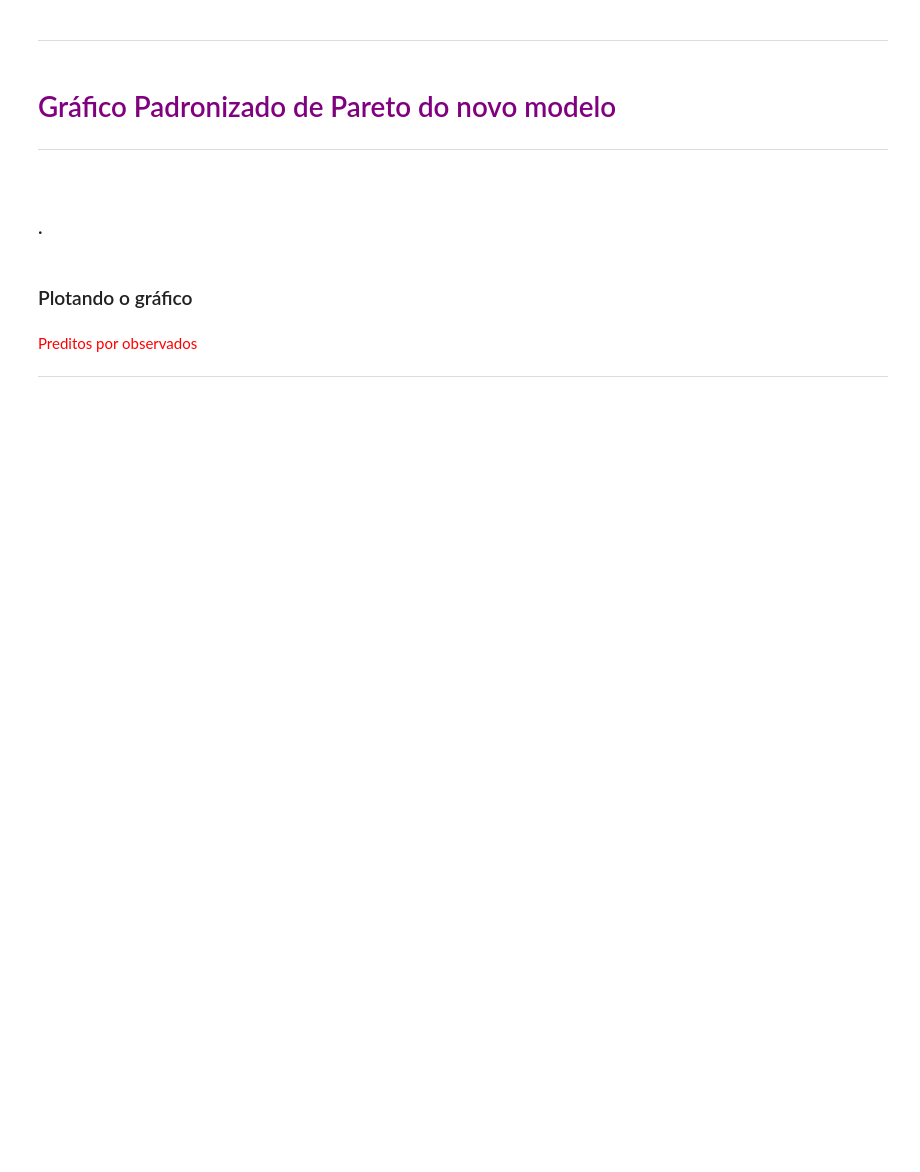
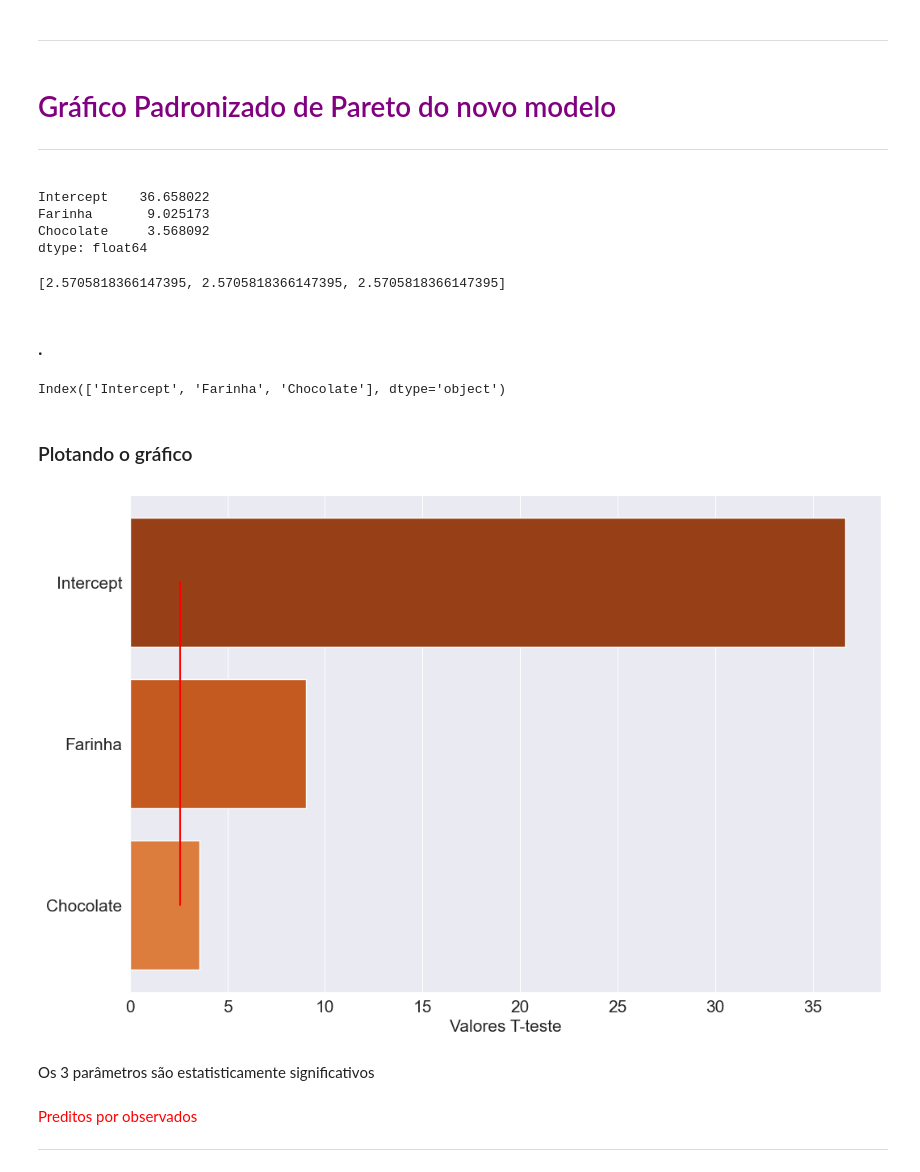
Before and after one commit to ciqueti/Analise_Experimentos, a Jupyter notebook: Planejamento_experimentos_aula.ipynb, the cells around one changed output. Cells and saved outputs as stored; diff of their text form; code cells hidden in the pictures; blank space fills up the shorter version.

```diff
--- a/Planejamento_experimentos_aula.ipynb
+++ b/Planejamento_experimentos_aula.ipynb
@@ -446,3 +446,7 @@ Novamente, agora pelo valor do teste t, temos que a interação da farinha com c
 
 
 <hr>
+# %%
+modelo_2 = smf.ols(data=experimentos, formula='Porcoes ~ Farinha + Chocolate')
+# %%
+modelo_2_adaptado = modelo_2.fit()
@@ -455,10 +479,38 @@ Novamente, agora pelo valor do teste t, temos que a interação da farinha com c
 <p style='margin: 30px 30px;'>
 
 <hr style = 'border: 1px solid purple;'>
+# %%
+t_valores = modelo_2_adaptado.tvalues
+t_valores
+# %% [output]
+Intercept    36.658022
+Farinha       9.025173
+Chocolate     3.568092
+dtype: float64
+# %%
+t_limite = t.ppf(q=1-0.025, df=5)
+t_limite = [t_limite for i in range(0,3)]
+t_limite
+# %% [output]
+[2.5705818366147395, 2.5705818366147395, 2.5705818366147395]
 # %% [markdown]
 ### .
+# %%
+t_valores.index
+# %% [output]
+Index(['Intercept', 'Farinha', 'Chocolate'], dtype='object')
 # %% [markdown]
 ### Plotando o gráfico
+# %%
+ax = sns.barplot(x=t_valores.values, y=t_valores.index)
+ax.plot(t_limite, t_valores.index, color='r')
+ax.figure.set_size_inches(12,8)
+ax.set_xlabel('Valores T-teste', fontsize=15)
+ax.tick_params(labelsize=15)
+# %% [output]
+[figure, added]
+# %% [markdown]
+Os 3 parâmetros são estatisticamente significativos
 # %% [markdown]
 <font color='red' style='font-size: 30px;'> Preditos por observados  </font>
 <hr style='border: 2px solid red;'>
```
Also changed, not shown: parts of 21 cells of this notebook.
